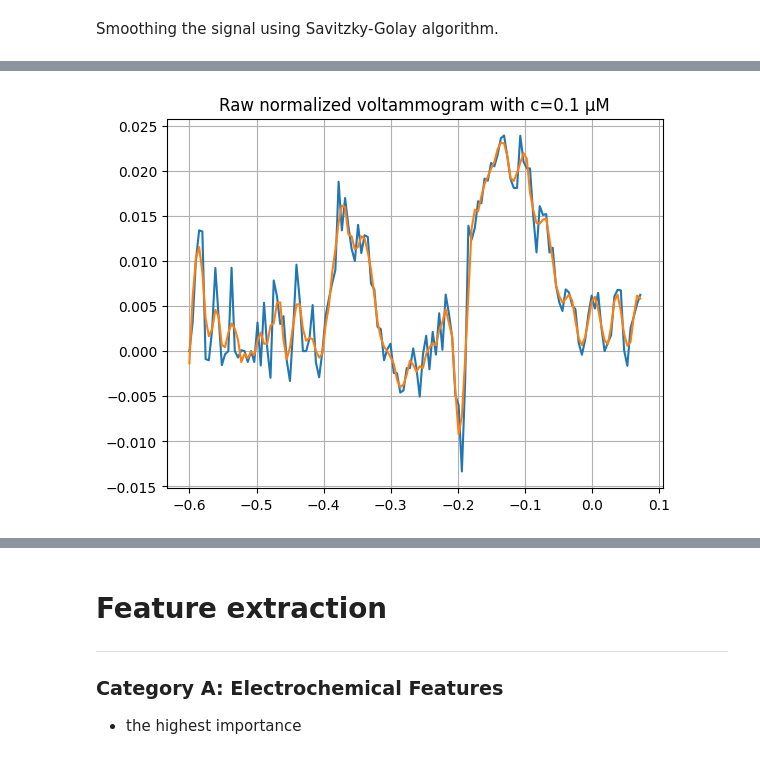
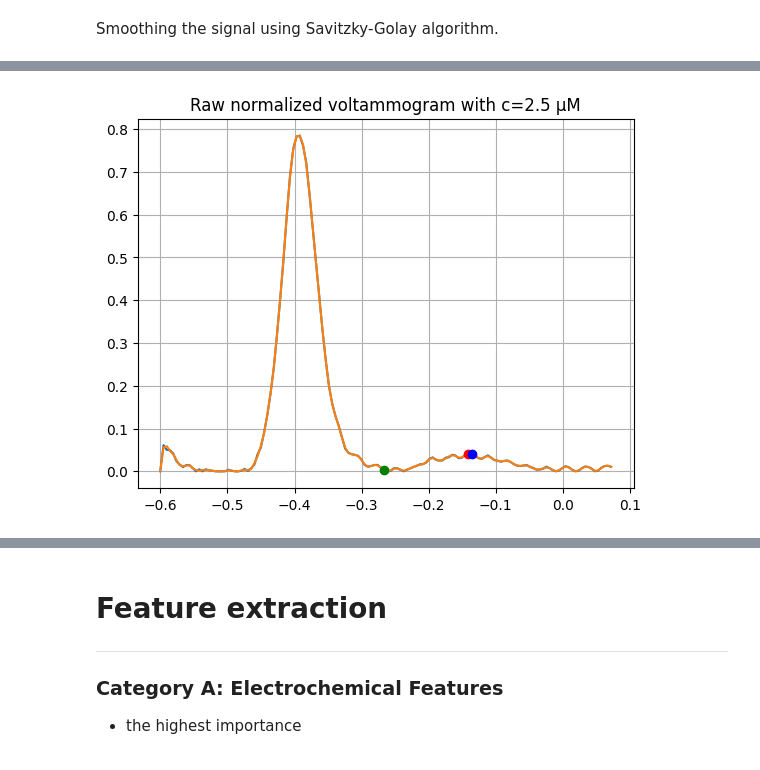
Before and after one commit to andreidumitras/electrochemical-AI, a Jupyter notebook: feature_extraction.ipynb, the cells around one changed output, grey strips where cells are left out. Cells and saved outputs as stored; diff of their text form; code cells hidden in the pictures.

```diff
--- a/feature_extraction.ipynb
+++ b/feature_extraction.ipynb
@@ -156,34 +156,80 @@ Smoothing the signal using Savitzky-Golay algorithm.
 # %%
 from scipy.signal import savgol_filter
 
-window_length = 7
+window_length = 5
 polyorder = 3
 
 # taking 3 test signals from different concentrations
 # c = 50 µM
-test_current = currents[5][:140]
-smoothed_current = savgol_filter(test_current, window_length=window_length, polyorder=polyorder)
-plt.plot(potential[:140], test_current)
-plt.plot(potential[:140], smoothed_current[:140])
-plt.title(f'Raw normalized voltammogram with c={concentrations[5]} µM')
-plt.grid()
-plt.show()
+# test_current = currents[5][:140]
+# smoothed_current = savgol_filter(test_current, window_length=window_length, polyorder=polyorder)
+# plt.plot(potential[:140], test_current)
+# plt.plot(potential[:140], smoothed_current[:140])
+# plt.title(f'Raw normalized voltammogram with c={concentrations[5]} µM')
+# plt.grid()
+# plt.show()
 
-# c = 0.5 µM
-test_current = normalized_currents[32][:140]
-smoothed_current = savgol_filter(test_current, window_length=window_length, polyorder=polyorder)
-plt.plot(potential[:140], test_current)
-plt.plot(potential[:140], smoothed_current[:140])
-plt.title(f'Raw normalized voltammogram with c={concentrations[32]} µM')
-plt.grid()
-plt.show()
+# # c = 0.5 µM
+# test_current = normalized_currents[32][:140]
+# smoothed_current = savgol_filter(test_current, window_length=window_length, polyorder=polyorder)
+# plt.plot(potential[:140], test_current)
+# plt.plot(potential[:140], smoothed_current[:140])
+# plt.title(f'Raw normalized voltammogram with c={concentrations[32]} µM')
+# plt.grid()
+# plt.show()
 
-# c = 0.1 µM
-test_current = normalized_currents[40][:140]
-smoothed_current = savgol_filter(test_current, window_length=window_length, polyorder=polyorder)
-plt.plot(potential[:140], test_current)
-plt.plot(potential[:140], smoothed_current[:140])
-plt.title(f'Raw normalized voltammogram with c={concentrations[40]} µM')
-plt.grid()
-plt.show()
+# # c = 0.1 µM
+# test_current = normalized_currents[40][:140]
+# smoothed_current = savgol_filter(test_current, window_length=window_length, polyorder=polyorder)
+# plt.plot(potential[:140], test_current)
+# plt.plot(potential[:140], smoothed_current[:140])
+# plt.title(f'Raw normalized voltammogram with c={concentrations[40]} µM')
+# plt.grid()
+# plt.show()
+
+# c = 50 µM
+from typing import List, Optional, Tuple
+
+def find_best_noisy_hill(
+    x: List[float],
+    max_down_len_rise: int = 2,
+    max_drawdown_rise: Optional[float] = 50.0,
+    max_up_len_fall: int = 2,
+    max_drawup_fall: Optional[float] = 50.0,
+    eps_step: float = 0.0,
+    baseline_window: int = 5,
+    baseline_tol: Optional[float] = None
+) -> Optional[Tuple[int, int, int]]:
+
+    start_i = 0
+    end_i = 0
+    peak_i = 0
+    for i in range(1, len(x)):
+        if x[i] > x[i - 1]:
+
+
+
+
+for i in range(20, 41):
+    test_current = currents[i][:140]
+    smoothed_current = savgol_filter(test_current, window_length=window_length, polyorder=polyorder)
+    start_i, peak_i, end_i = find_best_noisy_hill(
+    smoothed_current,
+    max_down_len_rise=2,
+    max_drawdown_rise=50,      # treat >50 drop as "not noise" during rise
+    max_up_len_fall=2,
+    max_drawup_fall=50,        # treat >50 rebound as "trend reversal" during fall
+    baseline_window=5,
+    baseline_tol=5             # end when you return near baseline (baseline + 5)
+    )
+    plt.plot(potential[:140], test_current)
+    plt.plot(potential[:140], smoothed_current[:140],
+             potential[start_i], smoothed_current[start_i], 'go',
+             potential[peak_i], smoothed_current[peak_i], 'ro',
+             potential[end_i], smoothed_current[end_i], 'bo',)
+    plt.title(f'Raw normalized voltammogram with c={concentrations[i]} µM')
+    plt.grid()
+    plt.show()
+
+# Bootstrap, jackknnife
 # %% [output]
@@ -192 +238 @@ plt.show()
-[figure, old version]
+[figure, new version]
```
Also changed, not shown: parts of 7 cells of this notebook, 4 other files.
